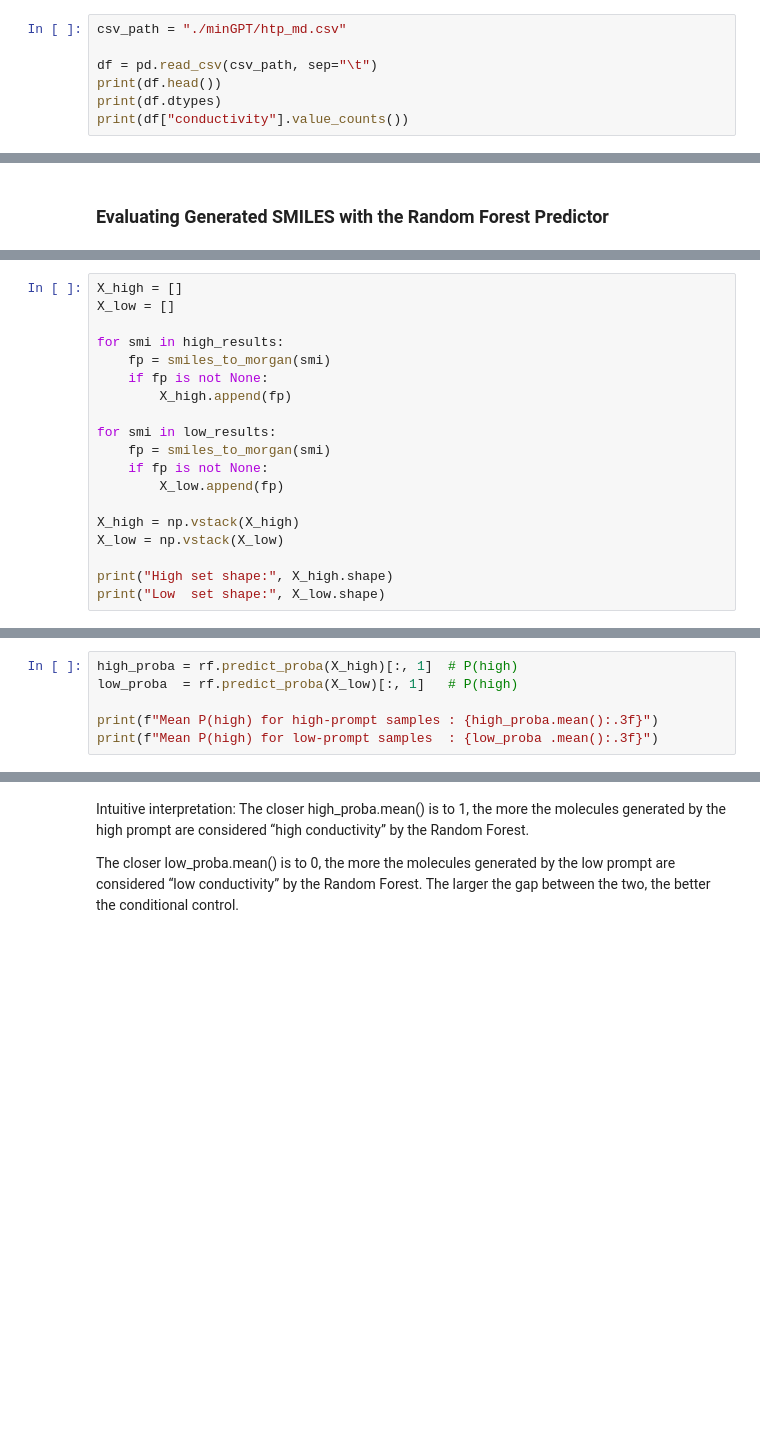
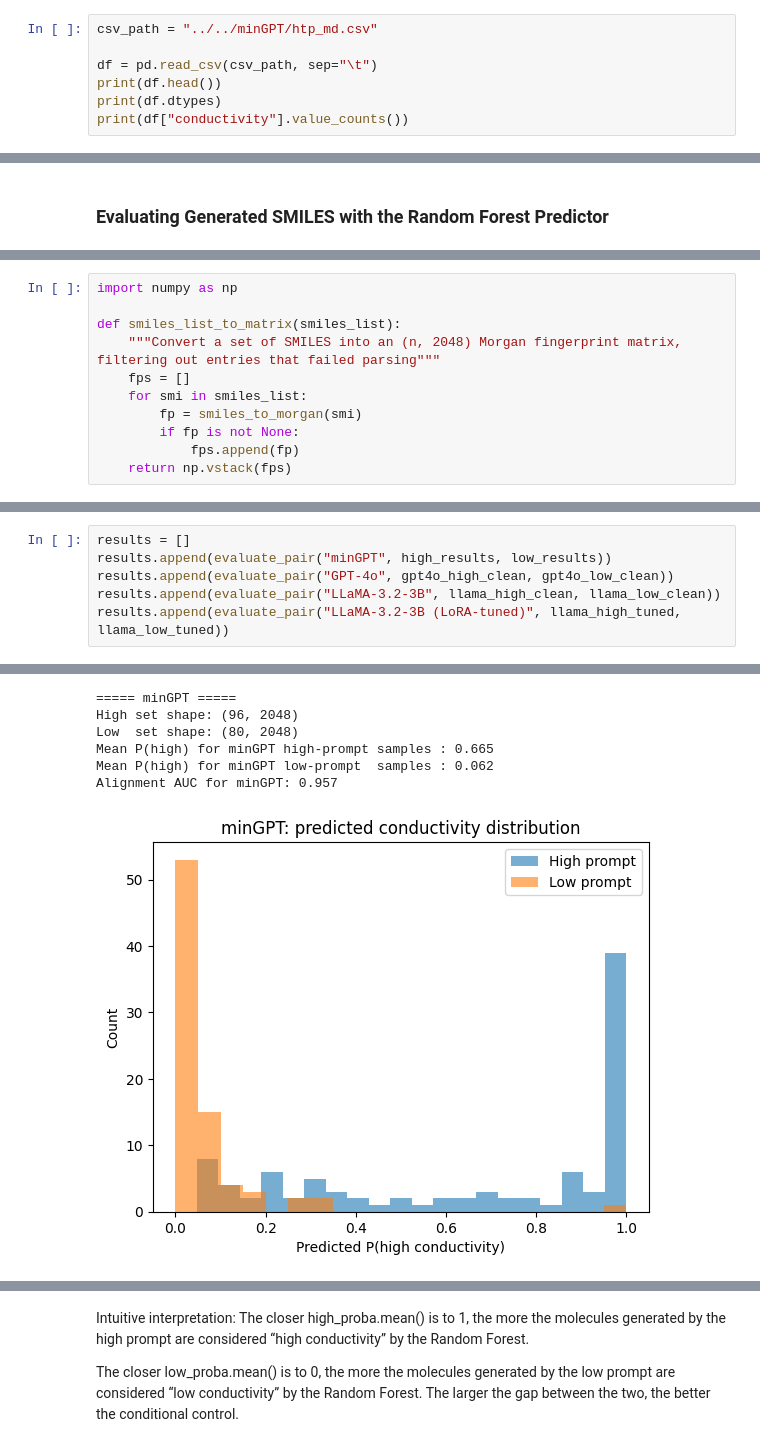
Before and after one commit to yuegracezhou/LLMater, a Jupyter notebook: inverse-design/notebooks/baseline/prediction_baseline.ipynb, the cells around one changed output, grey strips where cells are left out. Cells and saved outputs as stored; diff of their text form; blank space fills up the shorter version.

```diff
--- a/inverse-design/notebooks/baseline/prediction_baseline.ipynb
+++ b/inverse-design/notebooks/baseline/prediction_baseline.ipynb
@@ -26,7 +35,7 @@ import matplotlib.pyplot as plt
 # %% [markdown]
 ### Data Loading and Molecular Fingerprint Features
 # %%
-csv_path = "./minGPT/htp_md.csv"
+csv_path = "../../minGPT/htp_md.csv"
 
 df = pd.read_csv(csv_path, sep="\t")
 print(df.head())
@@ -212,19 +239,11 @@ with open(DATA_DIR / "generated/mingpt/generated_low.json") as f:
 # %%
-X_high = []
-X_low = []
+import numpy as np
 
-for smi in high_results:
-    fp = smiles_to_morgan(smi)
-    if fp is not None:
-        X_high.append(fp)
-
-for smi in low_results:
-    fp = smiles_to_morgan(smi)
-    if fp is not None:
-        X_low.append(fp)
-
-X_high = np.vstack(X_high)
-X_low = np.vstack(X_low)
-
-print("High set shape:", X_high.shape)
-print("Low  set shape:", X_low.shape)
+def smiles_list_to_matrix(smiles_list):
+    """Convert a set of SMILES into an (n, 2048) Morgan fingerprint matrix, filtering out entries that failed parsing"""
+    fps = []
+    for smi in smiles_list:
+        fp = smiles_to_morgan(smi)
+        if fp is not None:
+            fps.append(fp)
+    return np.vstack(fps)
@@ -251,7 +297,7 @@ Low  set shape: (80, 2048)
 # %%
-high_proba = rf.predict_proba(X_high)[:, 1]  # P(high)
-low_proba  = rf.predict_proba(X_low)[:, 1]   # P(high)
-
-print(f"Mean P(high) for high-prompt samples : {high_proba.mean():.3f}")
-print(f"Mean P(high) for low-prompt samples  : {low_proba .mean():.3f}")
+results = []
+results.append(evaluate_pair("minGPT", high_results, low_results))
+results.append(evaluate_pair("GPT-4o", gpt4o_high_clean, gpt4o_low_clean))
+results.append(evaluate_pair("LLaMA-3.2-3B", llama_high_clean, llama_low_clean))
+results.append(evaluate_pair("LLaMA-3.2-3B (LoRA-tuned)", llama_high_tuned, llama_low_tuned))
 # %% [output]
@@ -259,0 +321,7 @@ Mean P(high) for low-prompt samples  : 0.062
+===== minGPT =====
+High set shape: (96, 2048)
+Low  set shape: (80, 2048)
+Mean P(high) for minGPT high-prompt samples : 0.665
+Mean P(high) for minGPT low-prompt  samples : 0.062
+Alignment AUC for minGPT: 0.957
+[figure, added]
```
Also changed, not shown: parts of 11 cells of this notebook, 10 other files.
